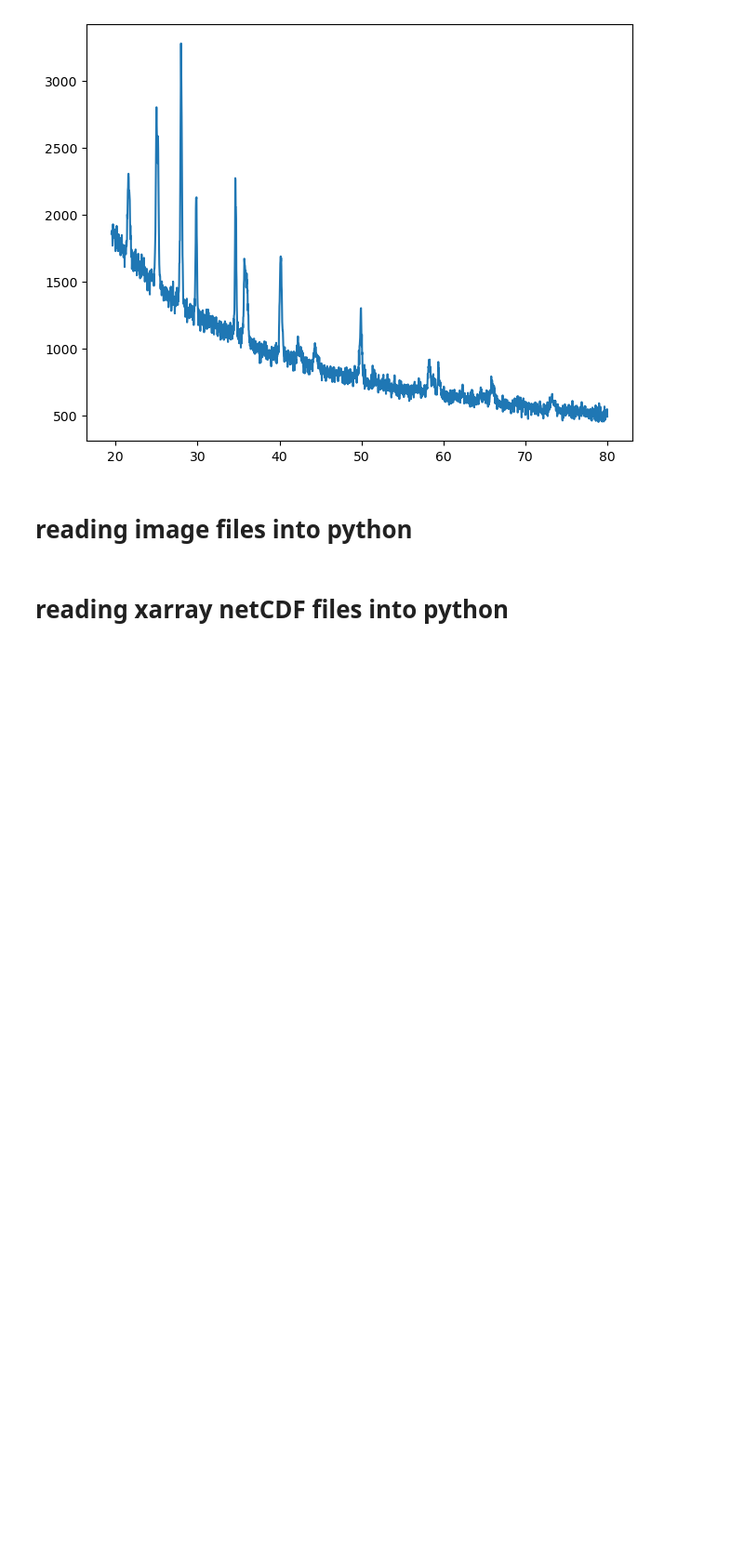
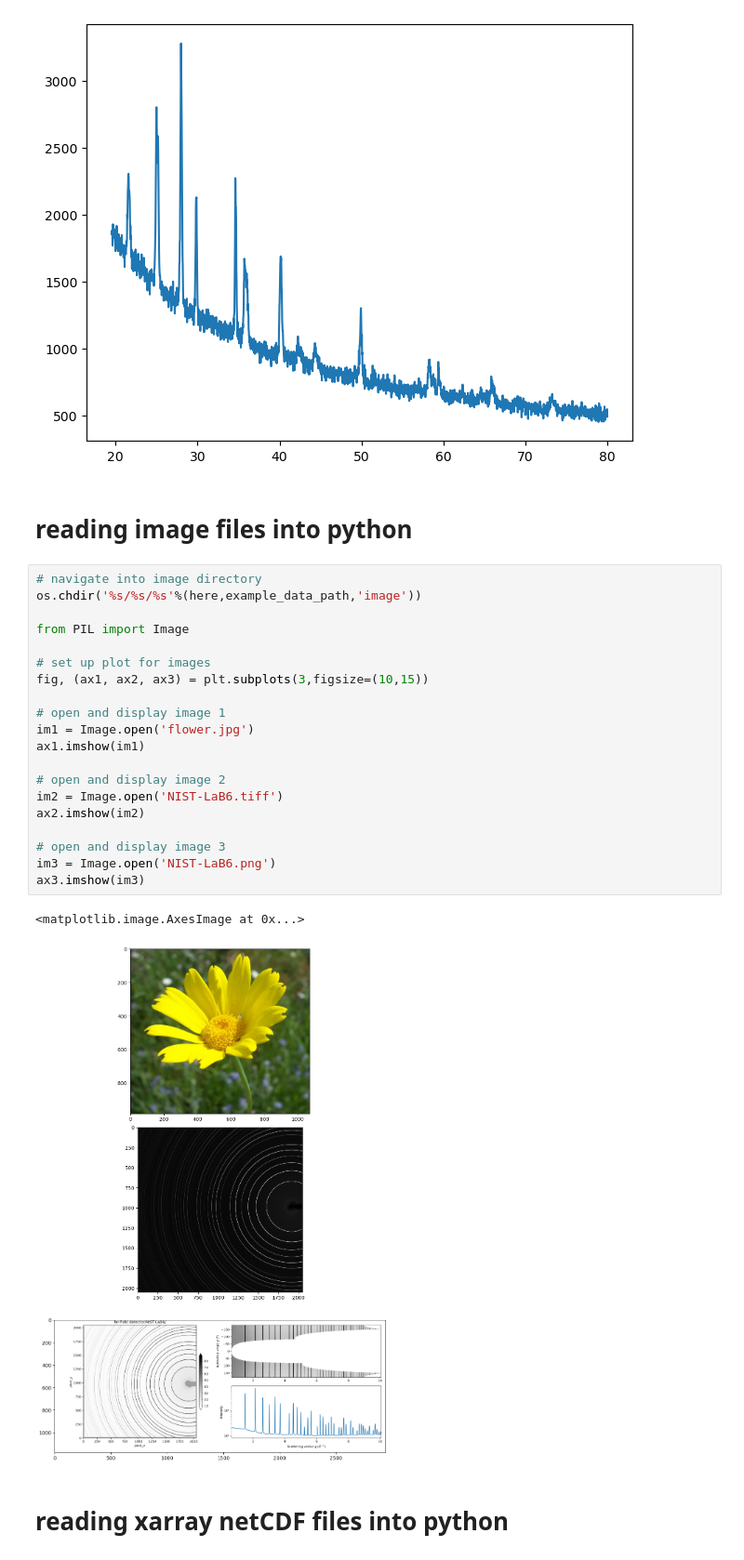
Before and after one commit to pmeshkov/pySULI, a Jupyter notebook: notebooks/000.read_research_data_into_python.ipynb, the cells around one changed output. Shown at 93% size. Cells and saved outputs as stored; diff of their text form; blank space fills up the shorter version.

Commit message:
xls from Kevin, image and netcdf from Peter

```diff
--- a/notebooks/000.read_research_data_into_python.ipynb
+++ b/notebooks/000.read_research_data_into_python.ipynb
@@ -261,6 +261,29 @@ plt.plot(sheetX['Angles'],sheetX['Intensities'])
 [figure]
 # %% [markdown]
 # reading image files into python
+# %%
+# navigate into image directory
+os.chdir('%s/%s/%s'%(here,example_data_path,'image'))
+
+from PIL import Image
+
+# set up plot for images
+fig, (ax1, ax2, ax3) = plt.subplots(3,figsize=(10,15))
+
+# open and display image 1
+im1 = Image.open('flower.jpg')
+ax1.imshow(im1)
+
+# open and display image 2
+im2 = Image.open('NIST-LaB6.tiff')
+ax2.imshow(im2)
+
+# open and display image 3
+im3 = Image.open('NIST-LaB6.png')
+ax3.imshow(im3)
+# %% [output]
+<matplotlib.image.AxesImage at 0x...>
+[figure, added]
 # %% [markdown]
 # reading xarray netCDF files into python
 # %%
```
Also changed, not shown: parts of 8 cells of this notebook, 2 other files.
